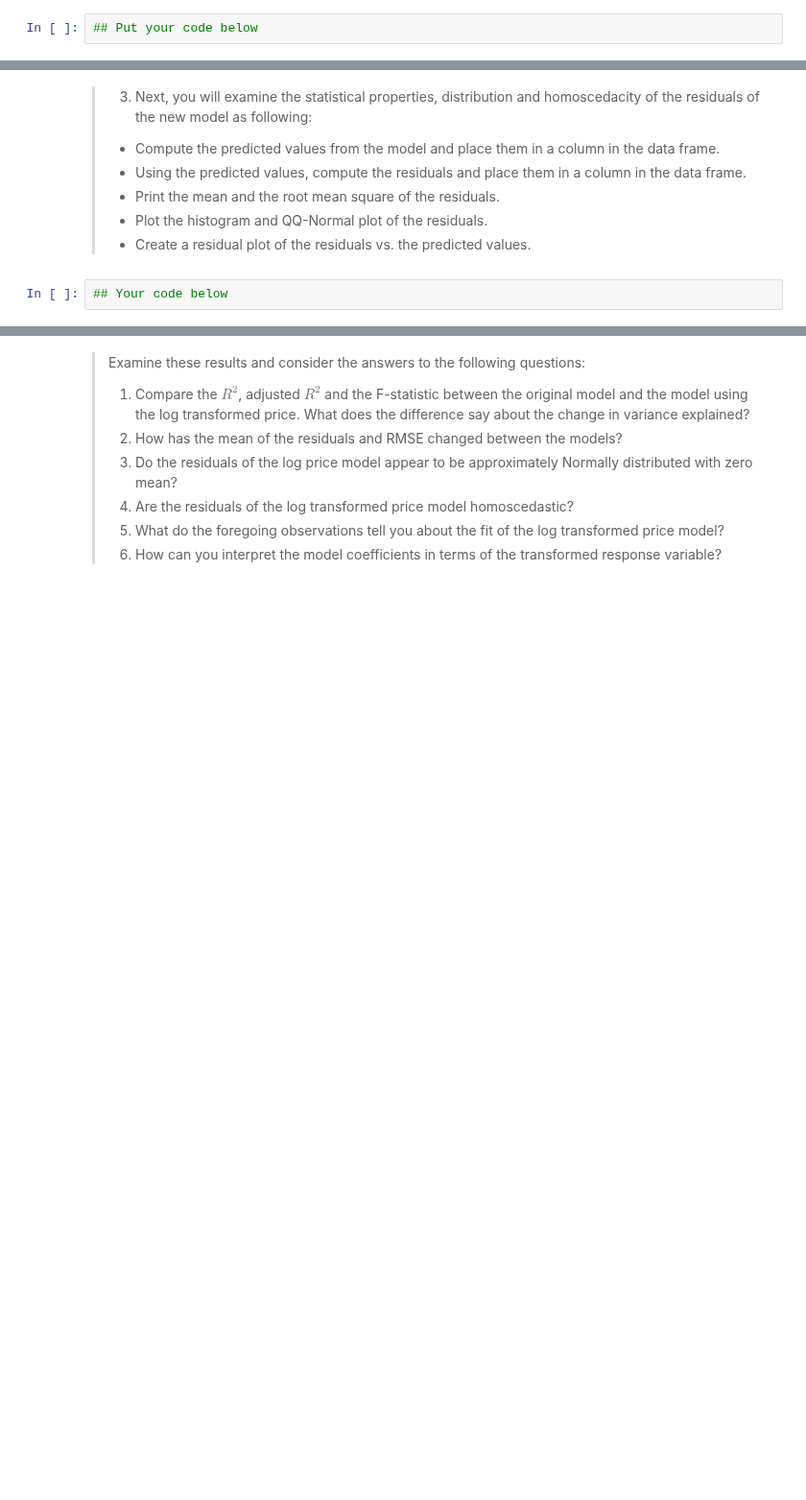
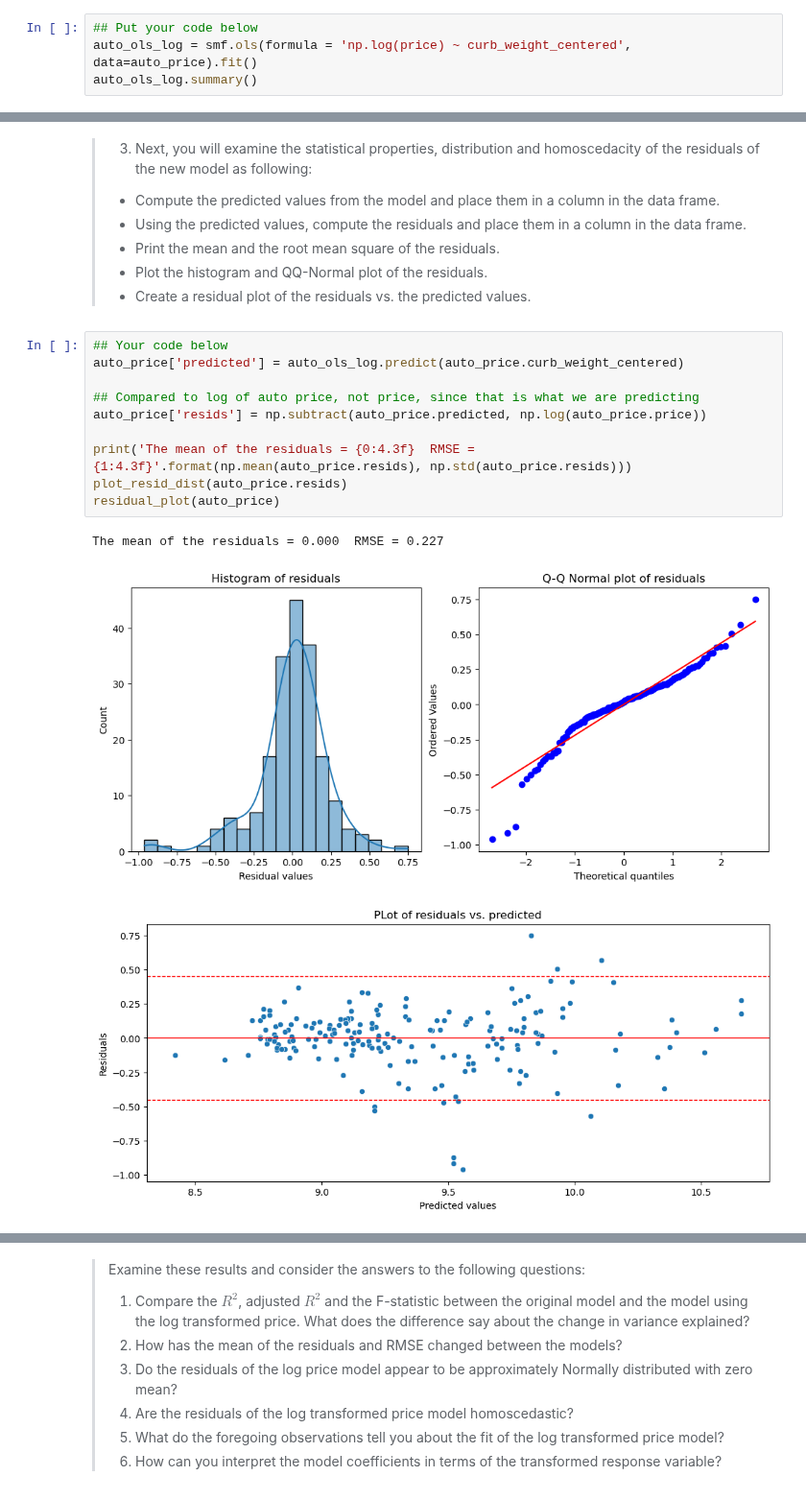
Before and after one commit to dwtrott/CSCI-6364-Machine-Learning, a Jupyter notebook: Notebooks/Assignment 02.ipynb, the cells around one changed output, grey strips where cells are left out. Shown at 96% size. Cells and saved outputs as stored; diff of their text form; blank space fills up the shorter version.

```diff
--- a/Notebooks/Assignment 02.ipynb
+++ b/Notebooks/Assignment 02.ipynb
@@ -661,3 +862,5 @@ auto_price['resids'] = np.subtract(auto_price.predicted, auto_price.price)
 > 2. Print the summary of the model.
 # %%
 ## Put your code below
+auto_ols_log = smf.ols(formula = 'np.log(price) ~ curb_weight_centered', data=auto_price).fit()
+auto_ols_log.summary()
@@ -670,6 +893,18 @@ auto_price['resids'] = np.subtract(auto_price.predicted, auto_price.price)
 >  - Create a residual plot of the residuals vs. the predicted values.
 # %%
 ## Your code below
+auto_price['predicted'] = auto_ols_log.predict(auto_price.curb_weight_centered)
+
+## Compared to log of auto price, not price, since that is what we are predicting
+auto_price['resids'] = np.subtract(auto_price.predicted, np.log(auto_price.price))
+
+print('The mean of the residuals = {0:4.3f}  RMSE = {1:4.3f}'.format(np.mean(auto_price.resids), np.std(auto_price.resids)))
+plot_resid_dist(auto_price.resids)
+residual_plot(auto_price)
+# %% [output]
+The mean of the residuals = 0.000  RMSE = 0.227
+[figure, added]
+[figure, added]
 # %%
 auto_price['predicted_transformed'] = np.exp(auto_price['predicted'])
 ## Plot the data and predicted values
```
Also changed, not shown: parts of 26 cells of this notebook, 2 other files.
